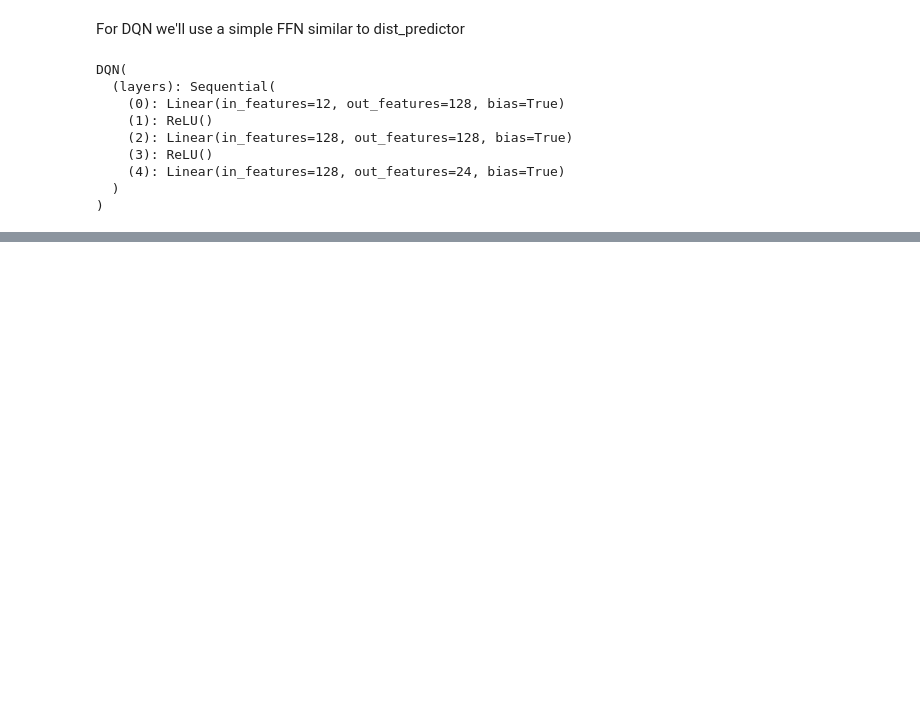
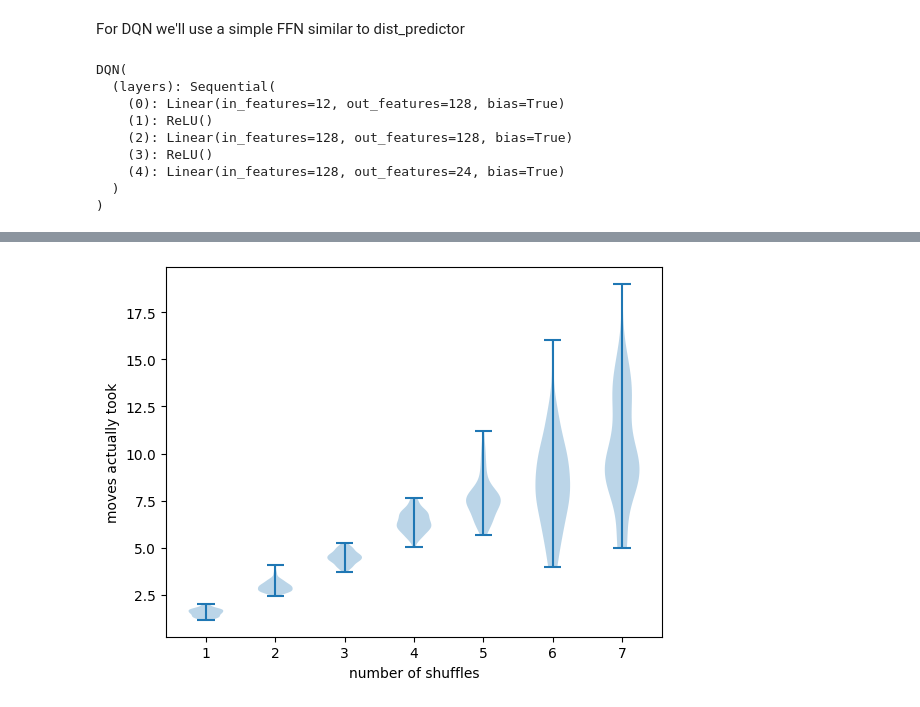
Before and after one commit to LeonY117/polytope-permutation, a Jupyter notebook: agent.ipynb, the cells around one changed output, grey strips where cells are left out. Cells and saved outputs as stored; diff of their text form; code cells hidden in the pictures; blank space fills up the shorter version.

```diff
--- a/agent.ipynb
+++ b/agent.ipynb
@@ -243,0 +265,13 @@ plt.ylim(0, 1)
+# %%
+# take last 100 items and make a violin plot?
+window = 100
+# to_plot = [h[-window:] for h in history['success_length_per_n'].values()]
+to_plot = [
+    [n for n in h[-window:] if n != 0] for h in history["success_length_per_n"].values()
+]
+plt.violinplot(to_plot)
+plt.ylabel("moves actually took")
+plt.xlabel("number of shuffles")
+plt.show()
+# %% [output]
+[figure, added]
```
Also changed, not shown: parts of 10 cells of this notebook, 1 other file.
